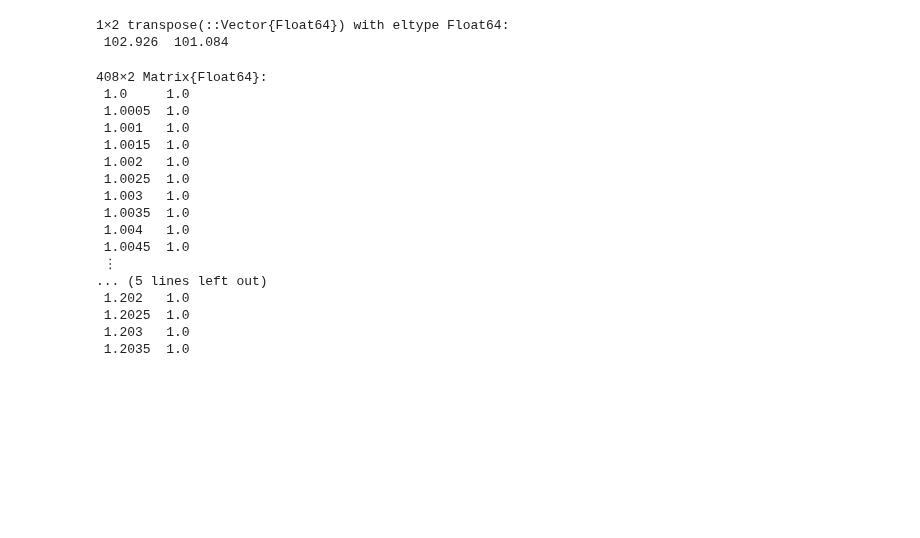
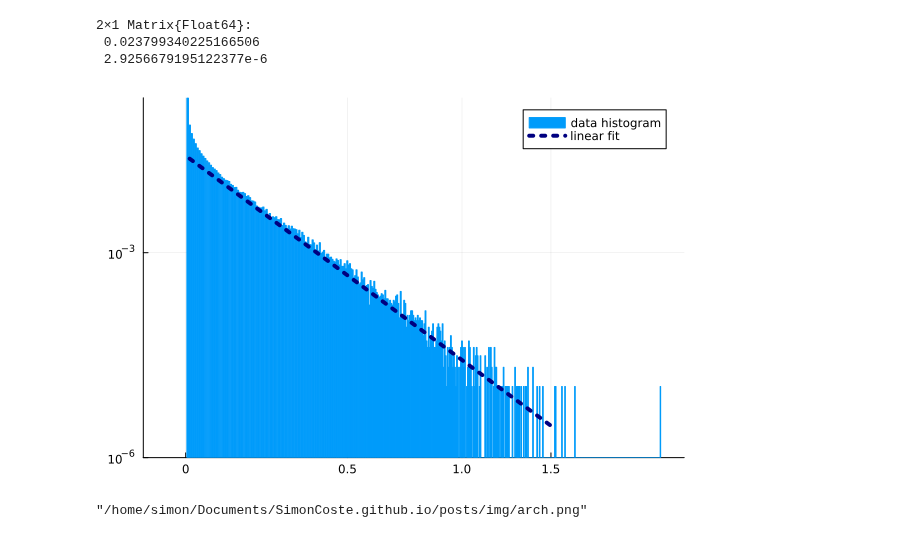
Before and after one commit to SimonCoste/SimonCoste.github.io, a Jupyter notebook: posts/notebooks/kesten.ipynb, the cells around one changed output. Cells and saved outputs as stored; diff of their text form; code cells hidden in the pictures; blank space fills up the shorter version.

```diff
--- a/posts/notebooks/kesten.ipynb
+++ b/posts/notebooks/kesten.ipynb
@@ -38,30 +38,29 @@ weights: [383, 8, 3, 2, 1, 1, 2, 0, 1, 0  …  0, 0, 0, 0, 0, 0, 0, 0, 0, 1]
 closed: left
 isdensity: false
 # %%
-x = collect((f.edges)[1])
+x = log.(collect((f.edges)[1])[2:end])
 X = hcat([x ones(size(x))])
-y = f.weights / n
-y[10:300] \ X[10:300,:]
+y = log.((0.1 .+ f.weights) / n)
+β = X[10:end-20, :] \ y[10:end-20,:];
-# %% [output]
-1×2 transpose(::Vector{Float64}) with eltype Float64:
- 102.926  101.084
-# %%
-hcat([x ones(size(x))])
-# %% [output]
-408×2 Matrix{Float64}:
- 1.0     1.0
- 1.0005  1.0
- 1.001   1.0
- 1.0015  1.0
- 1.002   1.0
- 1.0025  1.0
- 1.003   1.0
- 1.0035  1.0
- 1.004   1.0
- 1.0045  1.0
- ⋮
-... (5 lines left out)
- 1.202   1.0
- 1.2025  1.0
- 1.203   1.0
- 1.2035  1.0
+# %%
+log_y_pred = X*β
+y_pred = exp.(log_y_pred)
+XX = [log(1.01) 1.0 ; log(2.5) 1.0]
+log_yy_pred = XX*β
+yy_pred = exp.(log_yy_pred)
+# %% [output]
+2×1 Matrix{Float64}:
+ 0.023799340225166506
+ 2.9256679195122377e-6
+# %%
+q=bar(exp.(x), exp.(y), xaxis=:log, yaxis=:log, linecolor=:match, label="data histogram")
+plot!([1.01; 2.5], yy_pred, lw=4, linestyle=:dot, label="linear fit", color=:navyblue)
+#scatter!(exp.(x), y_pred, markerstrokewidth=0, label="linear fit with α=$(β[1]), β=$(β[2])")
+plot!(xticks=([1.0, 1.5, 2.0, 2.5],["0", "0.5", "1.0", "1.5"]), legend=:topright)
+# %% [output]
+[figure, added]
+# %%
+plot(p,q, size=(1200,300), layout = (1,2), title=["ARCH model through time" "Histogram of values of y(t)^2"])
+savefig("../img/arch.png")
+# %% [output]
+"/home/simon/Documents/SimonCoste.github.io/posts/img/arch.png"
```
Also changed, not shown: parts of 4 cells of this notebook, 4 other files.
